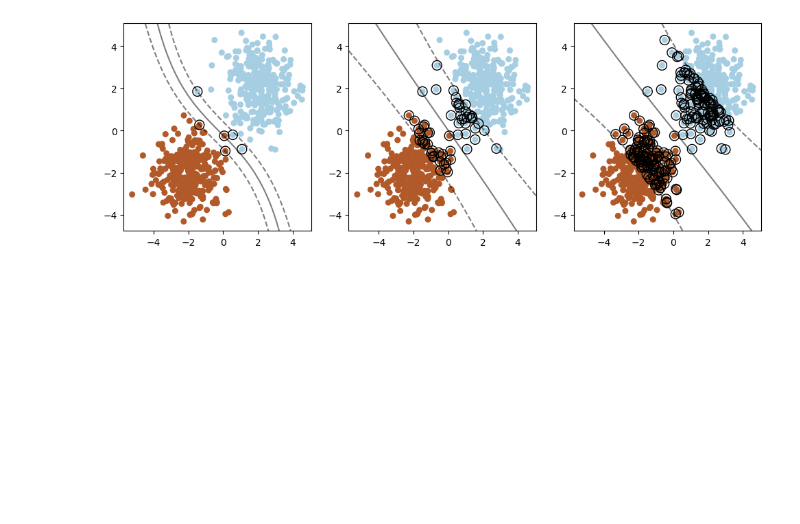
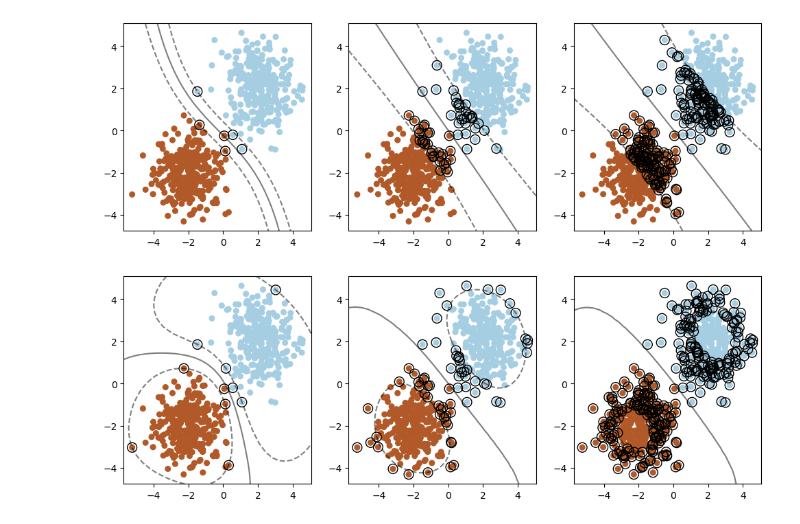
Before and after one commit to Lelelass/Machine-learning-Lassarade, a Jupyter notebook: code_along/SVM.ipynb, the cells around one changed output. Saved outputs shown, nothing was run; the diff lists cells and outputs as text; code cells hidden in the pictures; blank space fills up the shorter version.

```diff
--- a/code_along/SVM.ipynb
+++ b/code_along/SVM.ipynb
@@ -68,3 +68,13 @@ for i, C in enumerate([10, .1, .01], 1):
     plot_svm_margins(classifier, X, y)
 # %% [output]
 [figure]
+# %%
+fig, ax = plt.subplots(1,3, dpi = 100, figsize = (12,4))
+
+
+for i, C in enumerate([10, .1, .01], 1):
+    plt.subplot(1,3,i)
+    classifier = SVC(kernel = 'rbf', C = C)
+    plot_svm_margins(classifier, X, y)
+# %% [output]
+[figure, added]
```
